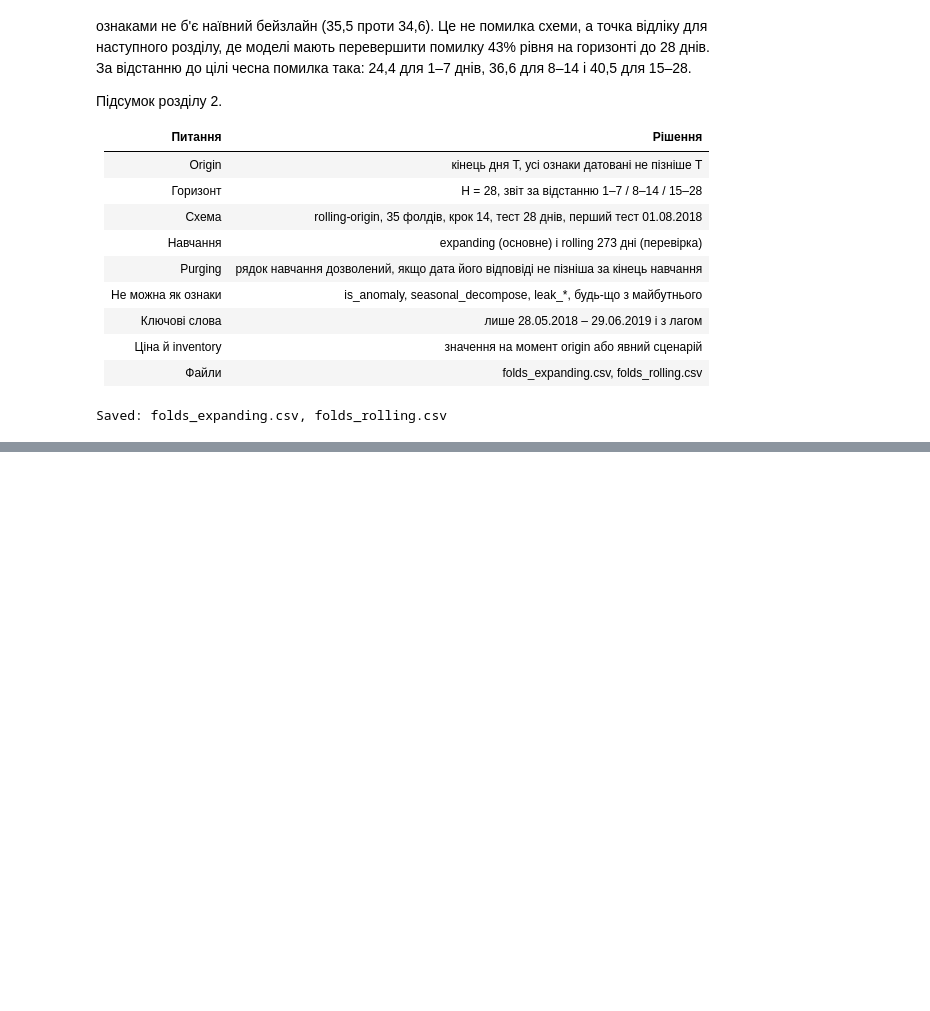
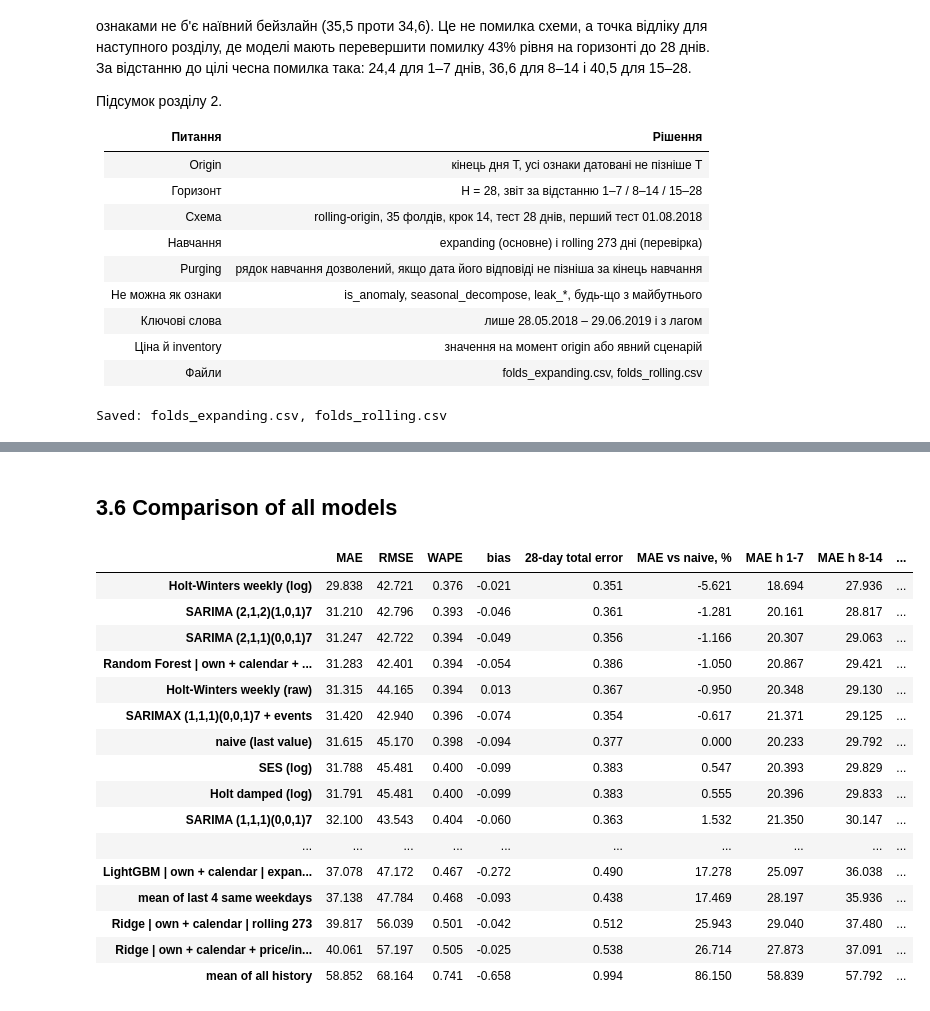
Before and after one commit to krasniukevych-marichka/Ice-Maker, a Jupyter notebook: eda.ipynb, the cells around one changed output, grey strips where cells are left out. Saved outputs shown, nothing was run; the diff lists cells and outputs as text; code cells hidden in the pictures; blank space fills up the shorter version.

```diff
--- a/eda.ipynb
+++ b/eda.ipynb
@@ -2148,0 +2304,22 @@ Saved: folds_expanding.csv, folds_rolling.csv
+# %%
+event_flag = ds["near_event"].astype(float)
+
+def sarimax_forecast(order, seasonal, use_events=False):
+    def fn(te, dates):
+        s = log_series.loc[:te].copy()
+        s.index.freq = "D"
+        exog = event_flag.loc[:te].to_frame() if use_events else None
+        exog_future = event_flag.reindex(dates).fillna(0).to_frame() if use_events else None
+        fit = SARIMAX(s, exog=exog, order=order, seasonal_order=seasonal).fit(disp=False, maxiter=100)
+        return np.clip(np.expm1(fit.forecast(len(dates), exog=exog_future).values), 0, None)
+    return fn
+
+sarima_models = {
+    "SARIMA (2,1,1)(0,0,1)7": sarimax_forecast((2, 1, 1), (0, 0, 1, 7)),
+    "SARIMA (1,1,1)(0,0,1)7": sarimax_forecast((1, 1, 1), (0, 0, 1, 7)),
+    "SARIMA (2,1,2)(1,0,1)7": sarimax_forecast((2, 1, 2), (1, 0, 1, 7)),
+    "SARIMAX (1,1,1)(0,0,1)7 + events": sarimax_forecast((1, 1, 1), (0, 0, 1, 7), use_events=True),
+}
+for name, fn in sarima_models.items():
+    evaluate(name, fn)
+display(score_table(list(sarima_models)).round(3))
@@ -2148,0 +2391,40 @@ Saved: folds_expanding.csv, folds_rolling.csv
+# %% [markdown]
+## 3.6 Comparison of all models
+# %%
+anomaly_days = set(ds.index[ds["is_anomaly"] == 1])
+
+def full_row(name):
+    df = results[name]
+    row = metric_row(df)
+    base = results["naive (last value)"]
+    row["MAE vs naive, %"] = (row["MAE"] / (base["y"] - base["pred"]).abs().mean() - 1) * 100
+    buckets = pd.cut(df["h"], [0, 7, 14, 28], labels=["MAE h 1-7", "MAE h 8-14", "MAE h 15-28"])
+    for b, v in (df["y"] - df["pred"]).abs().groupby(buckets, observed=True).mean().items():
+        row[b] = v
+    clean = df[~df["date"].isin(anomaly_days)]
+    row["MAE without anomaly days"] = (clean["y"] - clean["pred"]).abs().mean()
+    fold_mae = (df["y"] - df["pred"]).abs().groupby(df["fold"]).mean()
+    base_fold = (base["y"] - base["pred"]).abs().groupby(base["fold"]).mean()
+    row["folds better than naive"] = int((fold_mae < base_fold).sum())
+    return row
+
+leaderboard = pd.DataFrame({n: full_row(n) for n in results}).T.sort_values("MAE")
+display(leaderboard.round(3))
+# %% [output]
+|  | MAE | RMSE | WAPE | bias | 28-day total error | MAE vs naive, % | MAE h 1-7 | MAE h 8-14 | ... |
+| Holt-Winters weekly (log) | 29.838 | 42.721 | 0.376 | -0.021 | 0.351 | -5.621 | 18.694 | 27.936 | ... |
+| SARIMA (2,1,2)(1,0,1)7 | 31.210 | 42.796 | 0.393 | -0.046 | 0.361 | -1.281 | 20.161 | 28.817 | ... |
+| SARIMA (2,1,1)(0,0,1)7 | 31.247 | 42.722 | 0.394 | -0.049 | 0.356 | -1.166 | 20.307 | 29.063 | ... |
+| Random Forest | own + calendar + ... | 31.283 | 42.401 | 0.394 | -0.054 | 0.386 | -1.050 | 20.867 | 29.421 | ... |
+| Holt-Winters weekly (raw) | 31.315 | 44.165 | 0.394 | 0.013 | 0.367 | -0.950 | 20.348 | 29.130 | ... |
+| SARIMAX (1,1,1)(0,0,1)7 + events | 31.420 | 42.940 | 0.396 | -0.074 | 0.354 | -0.617 | 21.371 | 29.125 | ... |
+| naive (last value) | 31.615 | 45.170 | 0.398 | -0.094 | 0.377 | 0.000 | 20.233 | 29.792 | ... |
+| SES (log) | 31.788 | 45.481 | 0.400 | -0.099 | 0.383 | 0.547 | 20.393 | 29.829 | ... |
+| Holt damped (log) | 31.791 | 45.481 | 0.400 | -0.099 | 0.383 | 0.555 | 20.396 | 29.833 | ... |
+| SARIMA (1,1,1)(0,0,1)7 | 32.100 | 43.543 | 0.404 | -0.060 | 0.363 | 1.532 | 21.350 | 30.147 | ... |
+| ... | ... | ... | ... | ... | ... | ... | ... | ... | ... |
+| LightGBM | own + calendar | expan... | 37.078 | 47.172 | 0.467 | -0.272 | 0.490 | 17.278 | 25.097 | 36.038 | ... |
+| mean of last 4 same weekdays | 37.138 | 47.784 | 0.468 | -0.093 | 0.438 | 17.469 | 28.197 | 35.936 | ... |
+| Ridge | own + calendar | rolling 273 | 39.817 | 56.039 | 0.501 | -0.042 | 0.512 | 25.943 | 29.040 | 37.480 | ... |
+| Ridge | own + calendar + price/in... | 40.061 | 57.197 | 0.505 | -0.025 | 0.538 | 26.714 | 27.873 | 37.091 | ... |
+| mean of all history | 58.852 | 68.164 | 0.741 | -0.658 | 0.994 | 86.150 | 58.839 | 57.792 | ... |
```
Also changed, not shown: parts of 31 cells of this notebook.
